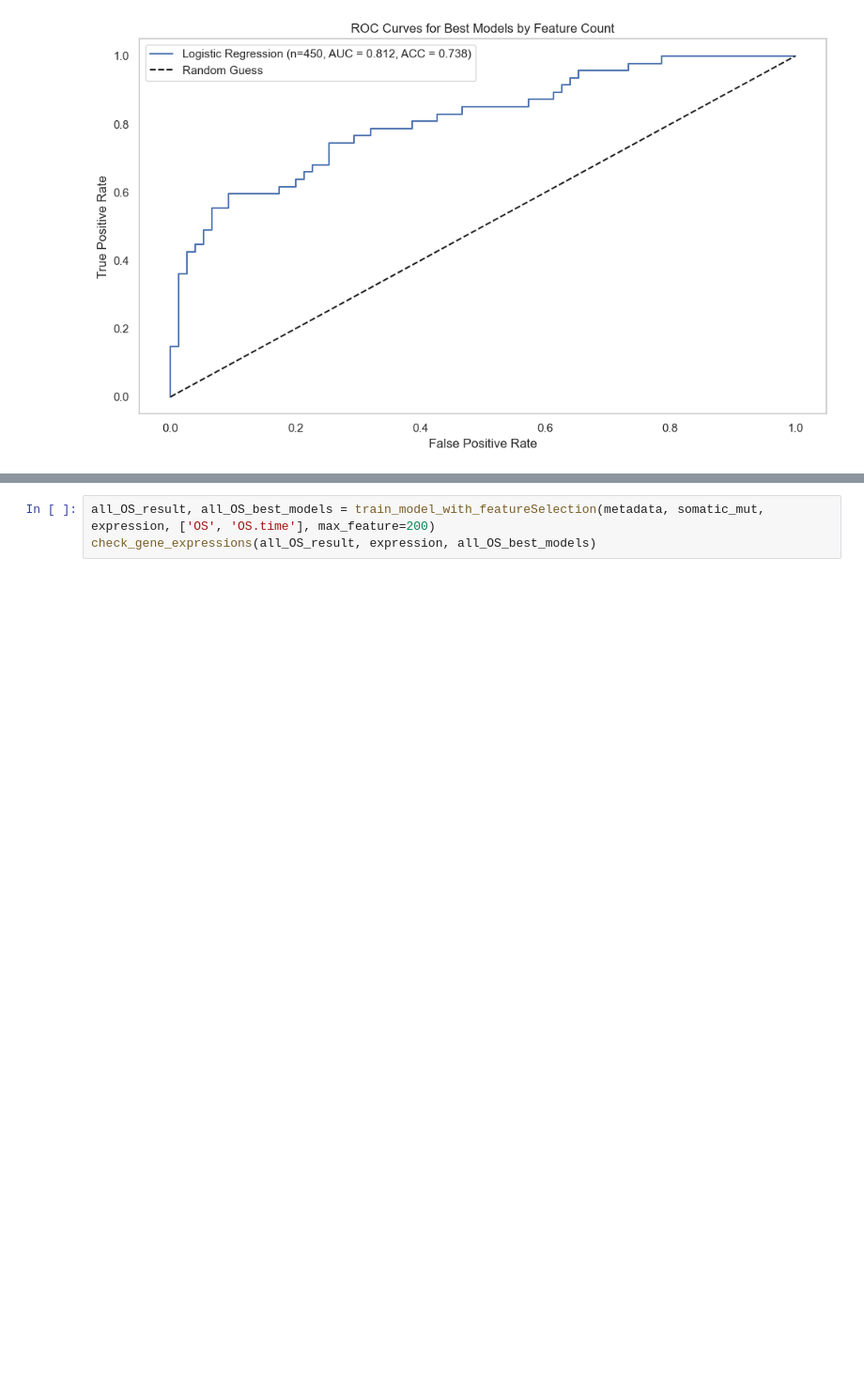
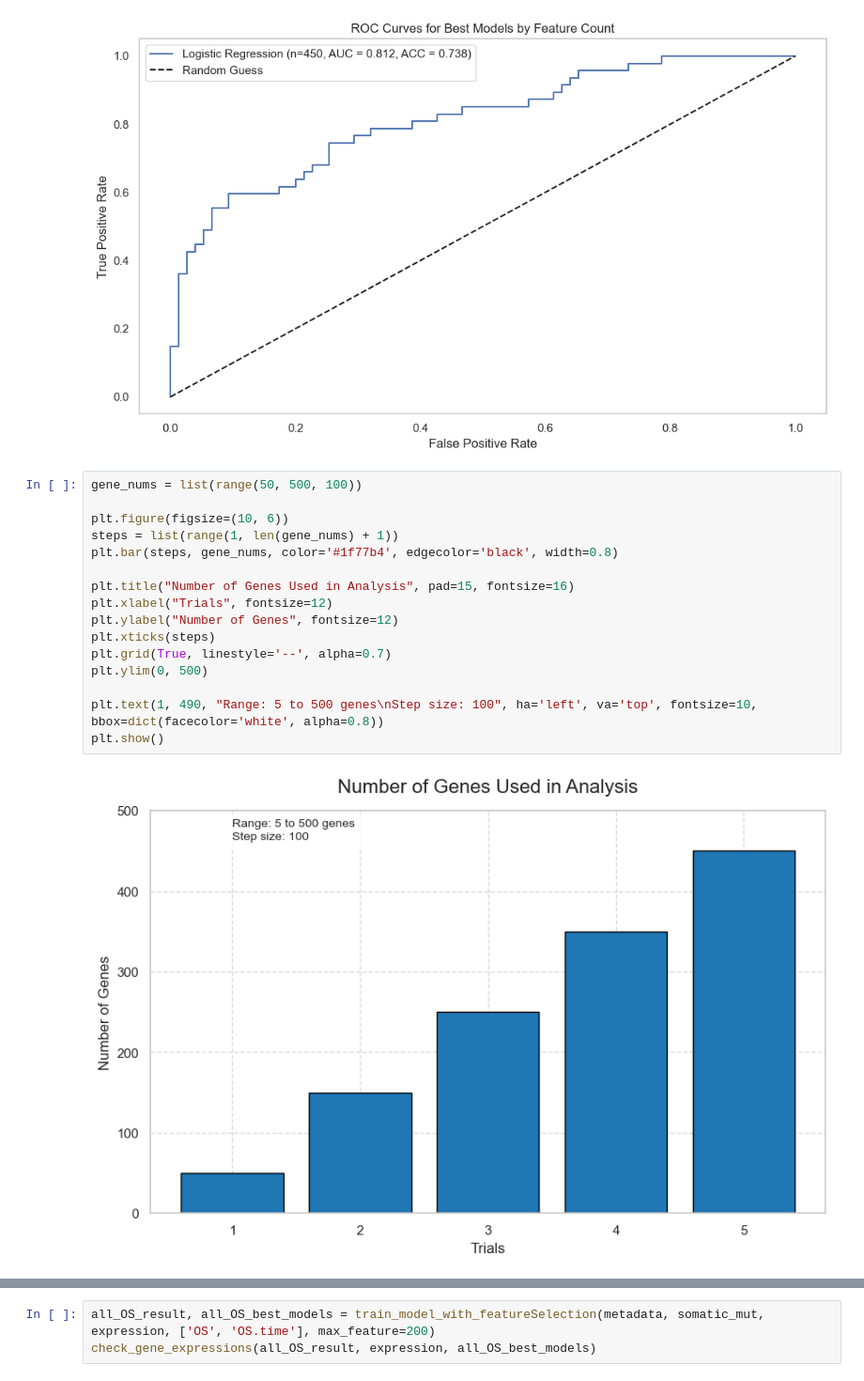
Before and after one commit to anl078/ECE204Repo, a Jupyter notebook: project5/project5.ipynb, the cells around one changed output, grey strips where cells are left out. Shown at 94% size. Drawn from its saved outputs; the diff is of its cells as text; blank space fills up the shorter version.

```diff
--- a/project5/project5.ipynb
+++ b/project5/project5.ipynb
@@ -978,3 +978,21 @@ Best parameters for SVM: {'C': 8, 'kernel': 'rbf'}
 Training XGBoost with 450 features...
 Best parameters for XGBoost: {'learning_rate': 0.1, 'max_depth': 10, 'n_estimators': 200, 'subsample': 0.8}
 [figure]
+# %%
+gene_nums = list(range(50, 500, 100))
+
+plt.figure(figsize=(10, 6))
+steps = list(range(1, len(gene_nums) + 1))
+plt.bar(steps, gene_nums, color='#1f77b4', edgecolor='black', width=0.8)
+
+plt.title("Number of Genes Used in Analysis", pad=15, fontsize=16)
+plt.xlabel("Trials", fontsize=12)
+plt.ylabel("Number of Genes", fontsize=12)
+plt.xticks(steps)
+plt.grid(True, linestyle='--', alpha=0.7)
+plt.ylim(0, 500)
+
+plt.text(1, 490, "Range: 5 to 500 genes\nStep size: 100", ha='left', va='top', fontsize=10, bbox=dict(facecolor='white', alpha=0.8))
+plt.show()
+# %% [output]
+[figure, added]
```
Also changed, not shown: parts of 8 cells of this notebook.
